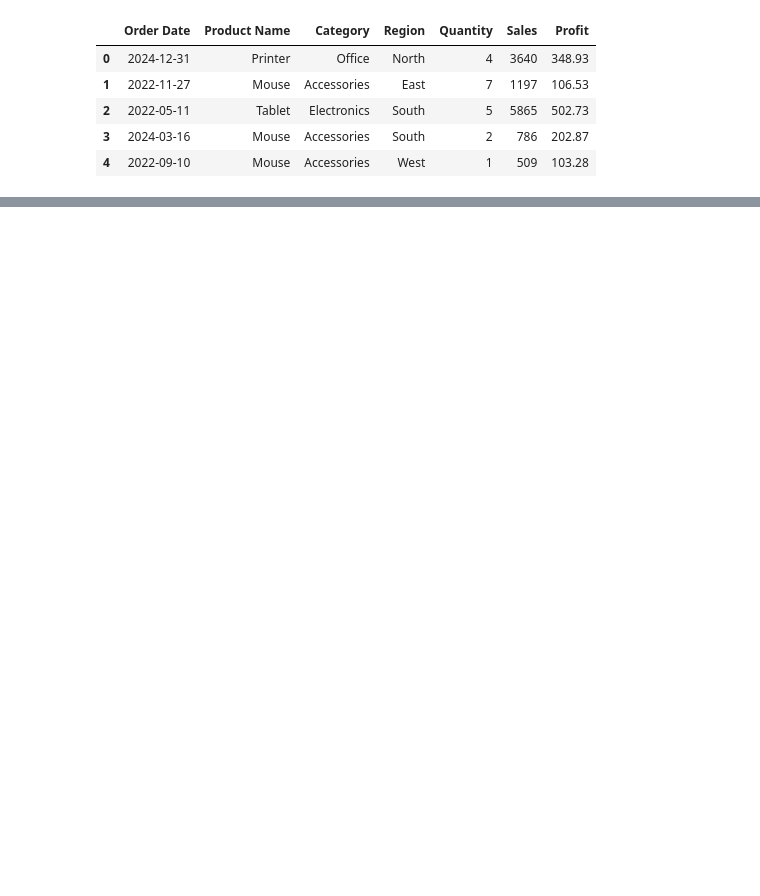
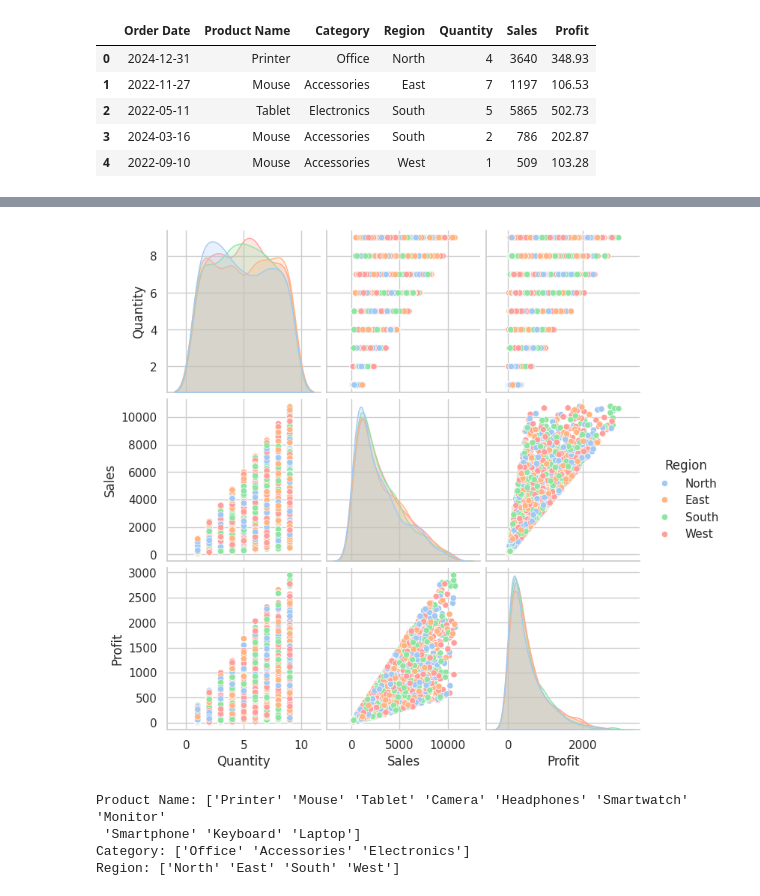
Before and after one commit to ramoliyaYug/AIML, a Jupyter notebook: EComSales&Profit/EComSales&Profit.ipynb, the cells around one changed output, grey strips where cells are left out. Cells and saved outputs as stored; diff of their text form; code cells hidden in the pictures; blank space fills up the shorter version.

```diff
--- a/EComSales&Profit/EComSales&Profit.ipynb
+++ b/EComSales&Profit/EComSales&Profit.ipynb
@@ -50,0 +110,15 @@ df.head()
+# %%
+#EDA
+sns.pairplot(df, hue="Region")
+plt.show()
+# %% [output]
+[figure, added]
+# %%
+#unique per cat cols
+for col in cat_cols:
+    print(f"{col}: {df[col].unique()}")
+# %% [output]
+Product Name: ['Printer' 'Mouse' 'Tablet' 'Camera' 'Headphones' 'Smartwatch' 'Monitor'
+ 'Smartphone' 'Keyboard' 'Laptop']
+Category: ['Office' 'Accessories' 'Electronics']
+Region: ['North' 'East' 'South' 'West']
```
Also changed, not shown: parts of 20 cells of this notebook.
